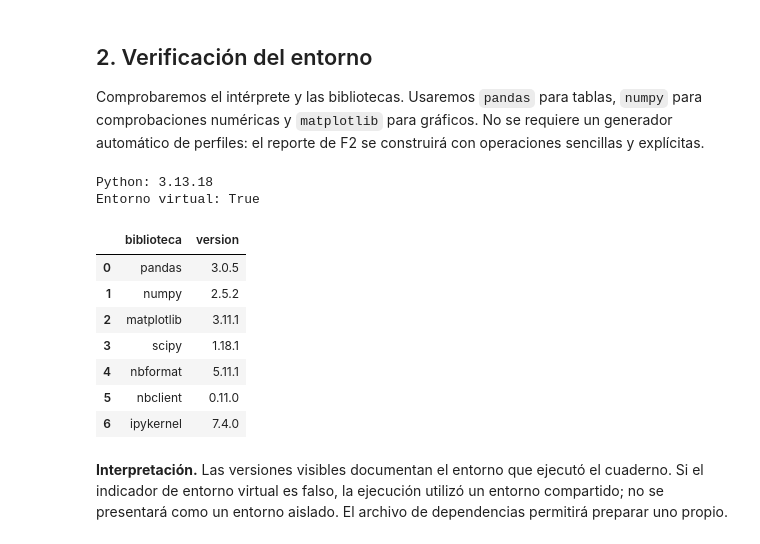
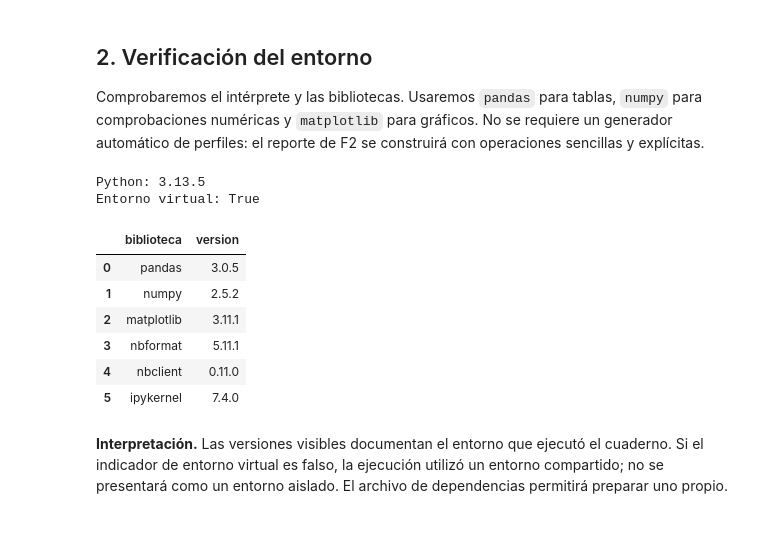
Before and after one commit to christopherulloarojas/grupo1-proyecto-mcdi500, a Jupyter notebook: F1/Grupo1_F1_Definicion.ipynb, the cells around one changed output. Cells and saved outputs as stored; diff of their text form; code cells hidden in the pictures.

Commit message:
Revert "update preparación F4"
Se revierte el commit 385d7e6, subido directamente a main por error. Los cambios se vuelven a integrar mediante la rama f4-entorno-tipos y su pull request.

```diff
--- a/F1/Grupo1_F1_Definicion.ipynb
+++ b/F1/Grupo1_F1_Definicion.ipynb
@@ -230,58 +229,40 @@ import json
 import platform
 import importlib
 import subprocess
 import shutil
 import hashlib
 import pandas as pd
 import numpy as np
 from IPython.display import display
 
 pd.set_option("display.max_colwidth", None)
 pd.set_option("display.max_columns", None)
 SEMILLA = 42
 np.random.seed(SEMILLA)
 # El flujo principal no tiene muestreo aleatorio; la semilla queda declarada.
 
-# --- CAMBIO (Fase 4: SciPy como dependencia) ------------------------------------------------
-# ANTES: la lista de bibliotecas estaba escrita a mano y no incluía SciPy, que la Fase 4 agregó
-#        a requirements.txt para la prueba chi-cuadrado. La tabla de versiones y metadatos_f1.json
-#        no la registraban.
-# PROBLEMA: además, si una biblioteca de la lista no estaba instalada, importlib lanzaba
-#        ModuleNotFoundError aquí, antes de la comparación de la sección 3.1, que es la que
-#        explica cómo corregir el entorno.
-# AHORA: se agrega "scipy" a la lista y una biblioteca ausente se registra como "no instalada";
-#        la sección 3.1 detiene la ejecución con el detalle de lo que falta.
-# for nombre in ["pandas", "numpy", "matplotlib", "nbformat", "nbclient", "ipykernel"]:
-#     modulo = importlib.import_module(nombre)
-#     versiones[nombre] = modulo.__version__
-# ---------------------------------------------------------------------------------------------
-BIBLIOTECAS = ["pandas", "numpy", "matplotlib", "scipy", "nbformat", "nbclient", "ipykernel"]
-
 def verificar_entorno():
     """Devuelve las versiones utilizadas y el estado del entorno virtual."""
     versiones = {}
-    for nombre in BIBLIOTECAS:
-        try:
-            versiones[nombre] = importlib.import_module(nombre).__version__
-        except ModuleNotFoundError:
-            versiones[nombre] = "no instalada"   # la sección 3.1 detiene la ejecución con el detalle
+    for nombre in ["pandas", "numpy", "matplotlib", "nbformat", "nbclient", "ipykernel"]:
+        modulo = importlib.import_module(nombre)
+        versiones[nombre] = modulo.__version__
     print("Python:", platform.python_version())
     print("Entorno virtual:", sys.prefix != sys.base_prefix)
     display(pd.DataFrame(list(versiones.items()), columns=["biblioteca", "version"]))
     return versiones
 
 versiones = verificar_entorno()
 # %% [output]
-Python: 3.13.18
+Python: 3.13.5
 Entorno virtual: True
 |  | biblioteca | version |
 | 0 | pandas | 3.0.5 |
 | 1 | numpy | 2.5.2 |
 | 2 | matplotlib | 3.11.1 |
-| 3 | scipy | 1.18.1 |
-| 4 | nbformat | 5.11.1 |
-| 5 | nbclient | 0.11.0 |
-| 6 | ipykernel | 7.4.0 |
+| 3 | nbformat | 5.11.1 |
+| 4 | nbclient | 0.11.0 |
+| 5 | ipykernel | 7.4.0 |
 # %% [markdown]
 **Interpretación.** Las versiones visibles documentan el entorno que ejecutó el cuaderno. Si el indicador de entorno virtual es falso, la ejecución utilizó un entorno compartido; no se presentará como un entorno aislado. El archivo de dependencias permitirá preparar uno propio.
 # %% [markdown]
```
Also changed, not shown: parts of 5 cells of this notebook, 10 other files.
